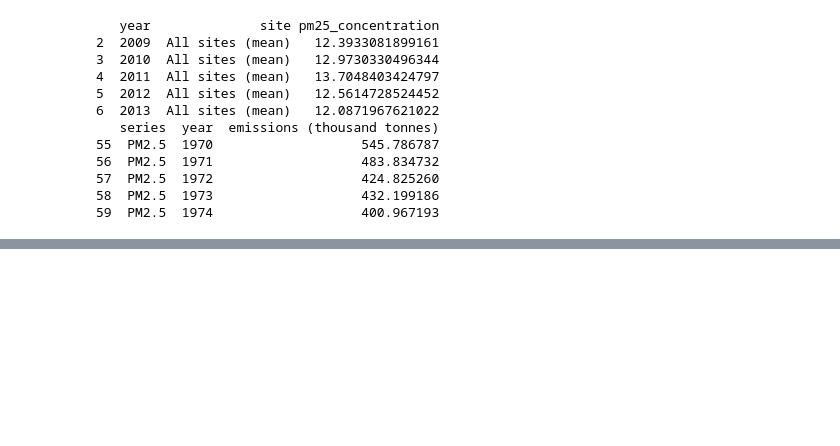
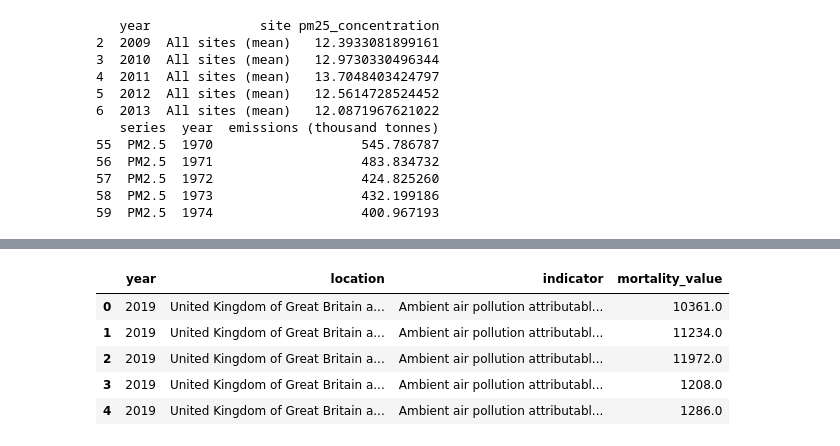
Before and after one commit to jonahlw2/IS_477_Group_Project, a Jupyter notebook: Code/main-code.ipynb, the cells around one changed output, grey strips where cells are left out. Saved outputs shown, nothing was run; the diff lists cells and outputs as text; code cells hidden in the pictures; blank space fills up the shorter version.

```diff
--- a/Code/main-code.ipynb
+++ b/Code/main-code.ipynb
@@ -108,0 +166,16 @@ print(emissions_clean.head())
+# %%
+who_clean = who_df[["Period", "Location", "Indicator", "FactValueNumeric"]].copy()
+who_clean.columns = ["year", "location", "indicator", "mortality_value"]
+who_clean["year"] = pd.to_numeric(who_clean["year"], errors="coerce")
+who_clean["mortality_value"] = pd.to_numeric(who_clean["mortality_value"], errors="coerce")
+who_clean = who_clean.dropna(subset=["year", "mortality_value"])
+who_clean["year"] = who_clean["year"].astype(int)
+
+who_clean.head()
+# %% [output]
+|  | year | location | indicator | mortality_value |
+| 0 | 2019 | United Kingdom of Great Britain a... | Ambient air pollution attributabl... | 10361.0 |
+| 1 | 2019 | United Kingdom of Great Britain a... | Ambient air pollution attributabl... | 11234.0 |
+| 2 | 2019 | United Kingdom of Great Britain a... | Ambient air pollution attributabl... | 11972.0 |
+| 3 | 2019 | United Kingdom of Great Britain a... | Ambient air pollution attributabl... | 1208.0 |
+| 4 | 2019 | United Kingdom of Great Britain a... | Ambient air pollution attributabl... | 1286.0 |
```
Also changed, not shown: parts of 9 cells of this notebook.
